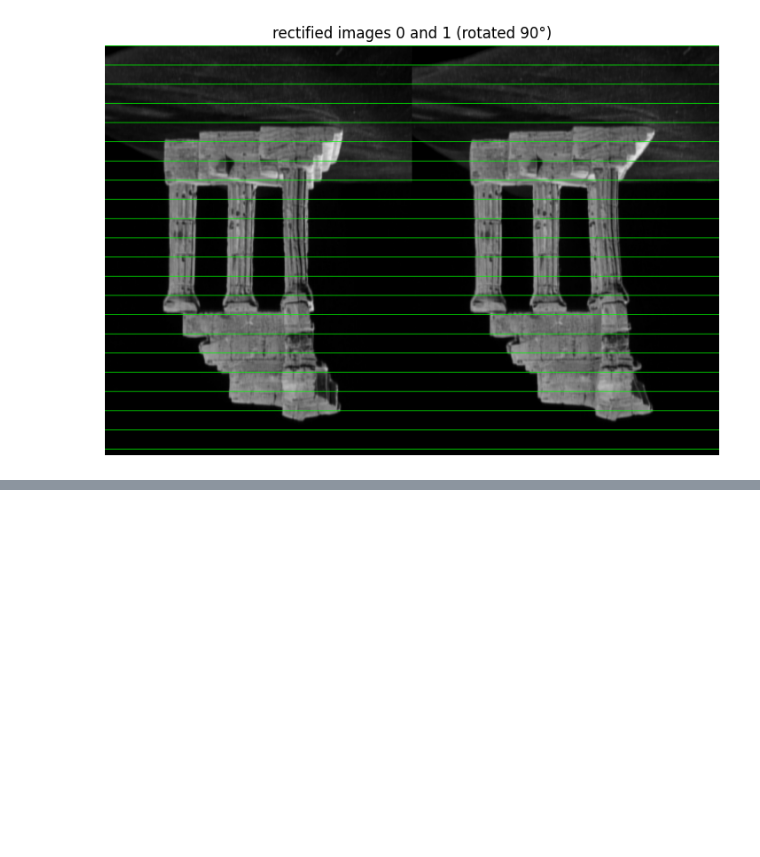
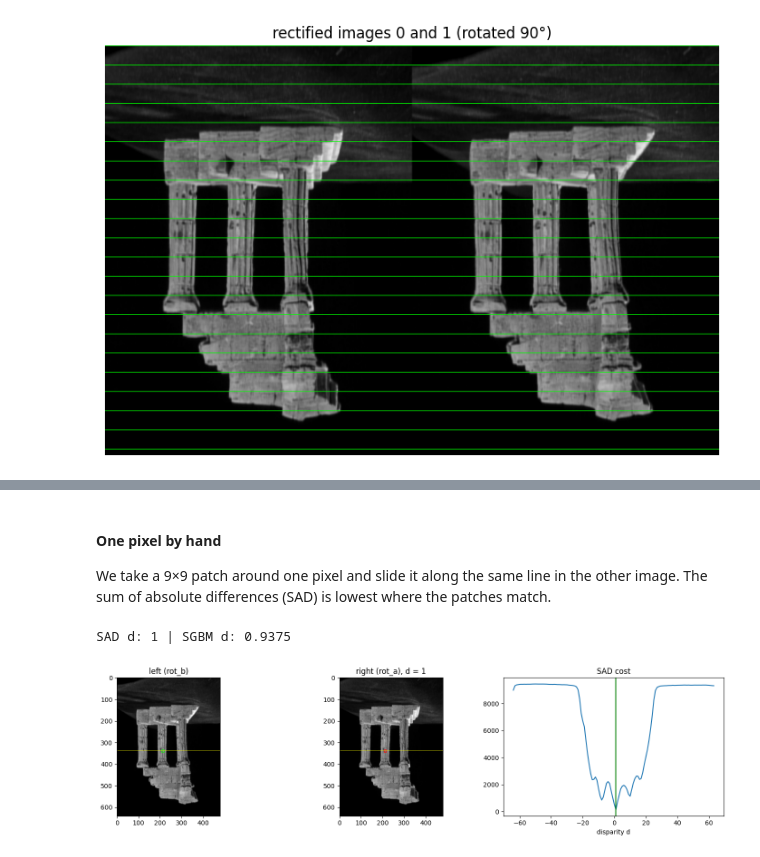
Before and after one commit to sensoyyasin/3D-Sfm-Stereo-Mesh, a Jupyter notebook: sfm.ipynb, the cells around one changed output, grey strips where cells are left out. Saved outputs shown, nothing was run; the diff lists cells and outputs as text; code cells hidden in the pictures; blank space fills up the shorter version.

```diff
--- a/sfm.ipynb
+++ b/sfm.ipynb
@@ -883,0 +854,46 @@ total dense points: 1794741
+# %% [markdown]
+#### One pixel by hand
+
+We take a 9×9 patch around one pixel and slide it along the same line in the other image.
+The sum of absolute differences (SAD) is lowest where the patches match.
+# %%
+from matplotlib.patches import Rectangle
+
+v, u = 338, 212
+half = 4
+box = 2 * half + 1
+
+patch_left = rot_b[v - half:v + half + 1, u - half:u + half + 1].astype(np.float32)
+
+candidates = []
+costs = []
+for d in range(-64, 64):
+    x = u - d
+    if x - half < 0 or x + half + 1 > rot_a.shape[1]:
+        continue
+    patch_right = rot_a[v - half:v + half + 1, x - half:x + half + 1].astype(np.float32)
+    candidates.append(d)
+    costs.append(np.abs(patch_left - patch_right).sum())
+
+best_d = candidates[int(np.argmin(costs))]
+disp_rot = cv2.rotate(disp, cv2.ROTATE_90_CLOCKWISE)
+print("SAD d:", best_d, "| SGBM d:", disp_rot[v, u])
+
+fig, ax = plt.subplots(1, 3, figsize=(15, 4))
+ax[0].imshow(rot_b, cmap="gray")
+ax[0].add_patch(Rectangle((u - half, v - half), box, box, ec="lime", fill=False))
+ax[0].axhline(v, color="yellow", lw=0.5)
+ax[0].set_title("left (rot_b)")
+ax[1].imshow(rot_a, cmap="gray")
+ax[1].add_patch(Rectangle((u - best_d - half, v - half), box, box, ec="red", fill=False))
+ax[1].axhline(v, color="yellow", lw=0.5)
+ax[1].set_title(f"right (rot_a), d = {best_d}")
+ax[2].plot(candidates, costs)
+ax[2].axvline(best_d, color="green")
+ax[2].set_xlabel("disparity d")
+ax[2].set_title("SAD cost")
+plt.tight_layout()
+plt.show()
+# %% [output]
+SAD d: 1 | SGBM d: 0.9375
+[figure, added]
```
Also changed, not shown: parts of 23 cells of this notebook.
